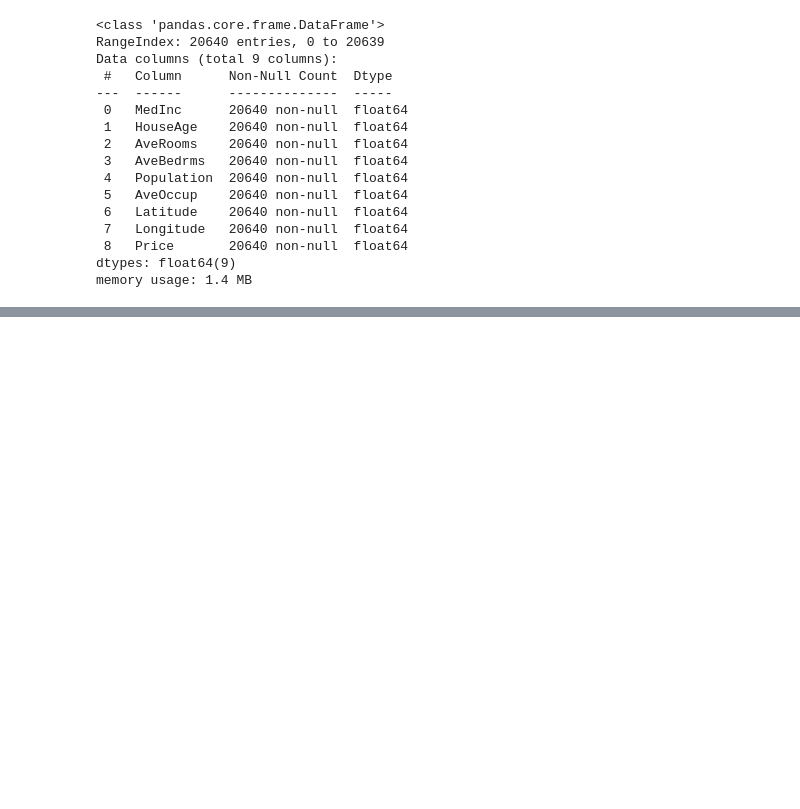
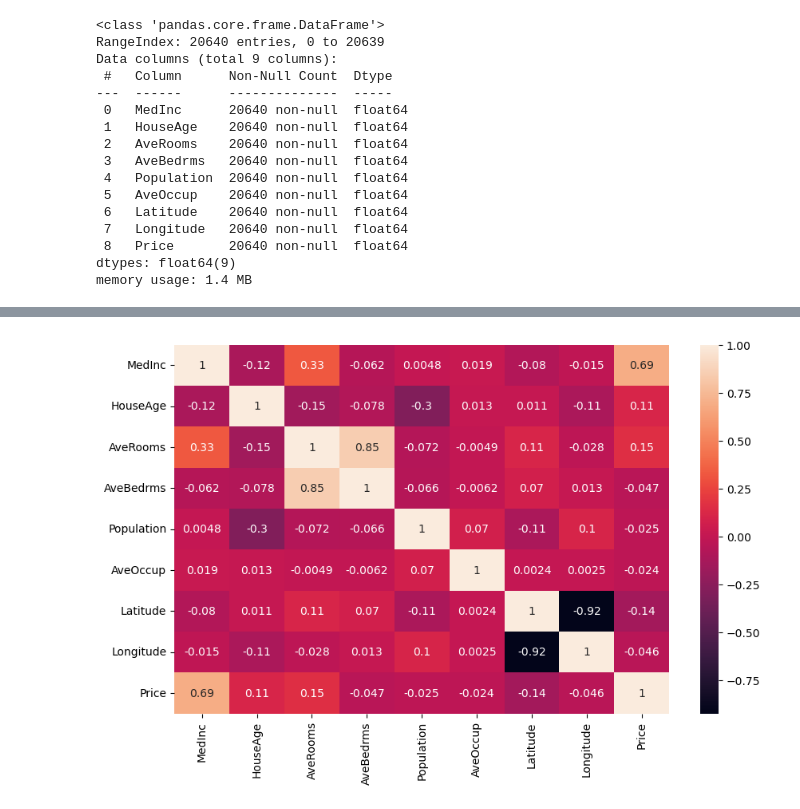
Before and after one commit to rahul-coo/Multi_linear_Model, a Jupyter notebook: California_Housing.ipynb, the cells around one changed output, grey strips where cells are left out. Drawn from its saved outputs; the diff is of its cells as text; code cells hidden in the pictures; blank space fills up the shorter version.

```diff
--- a/California_Housing.ipynb
+++ b/California_Housing.ipynb
@@ -133,0 +172,7 @@ memory usage: 1.4 MB
+# %%
+import seaborn as sns
+plt.figure(figsize=(10, 6))
+sns.heatmap(dataset.corr(),annot=True)
+plt.show()
+# %% [output]
+[figure, added]
```
Also changed, not shown: parts of 7 cells of this notebook.
